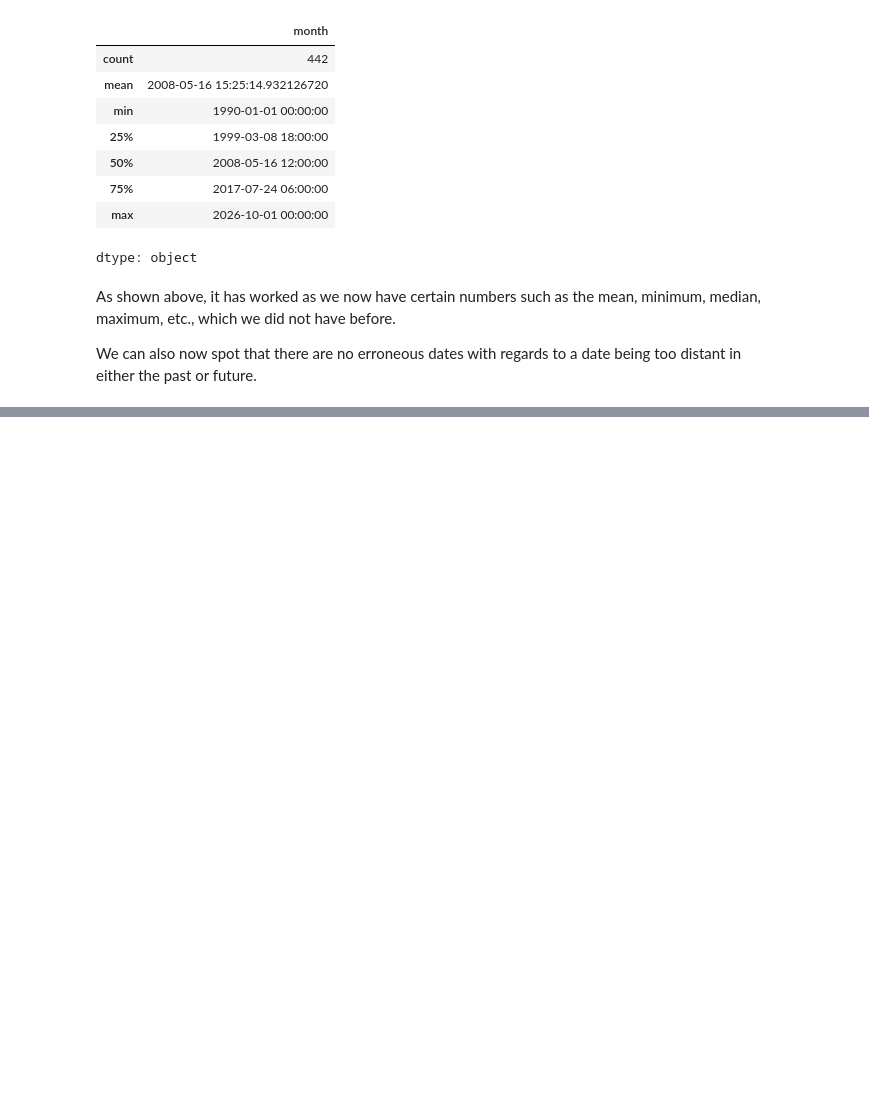
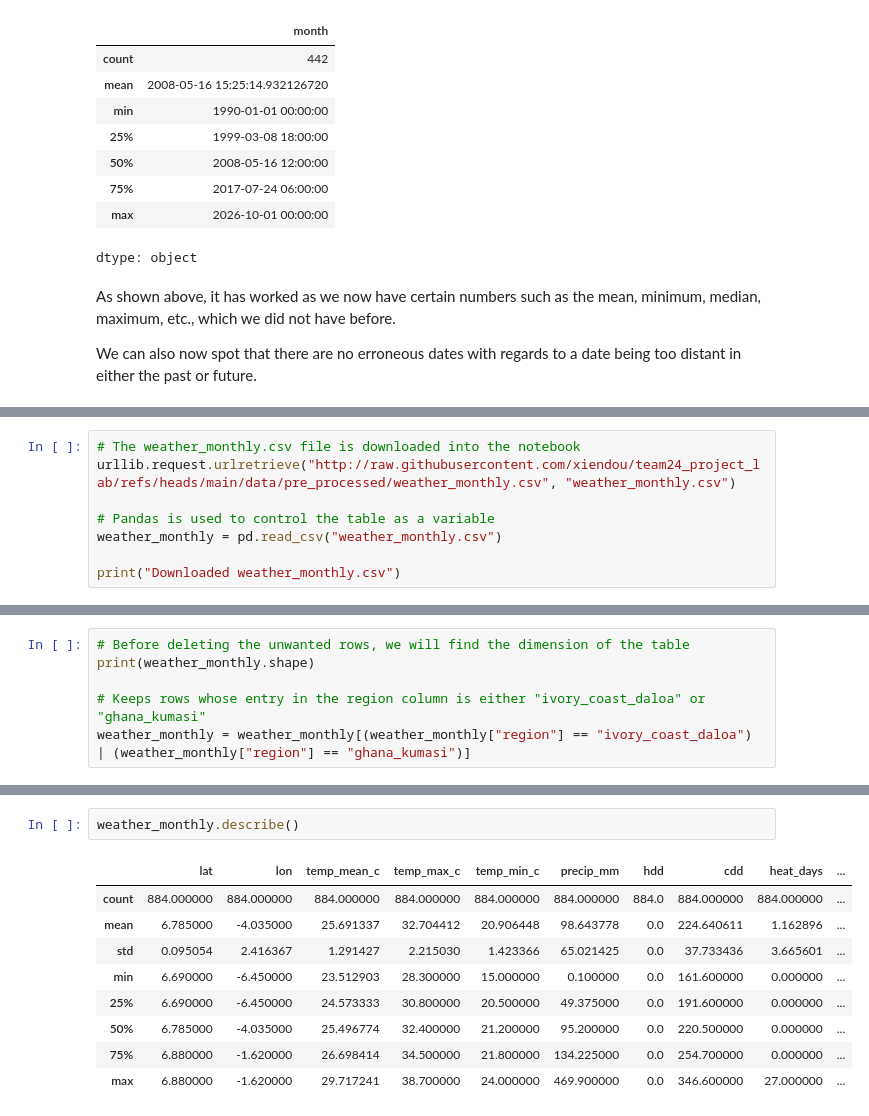
Before and after one commit to xiendou/team24_project_lab, a Jupyter notebook: cleaning.ipynb, the cells around one changed output, grey strips where cells are left out. Drawn from its saved outputs; the diff is of its cells as text; blank space fills up the shorter version.

Commit message:
Completed cleaning for weather_monthly.csv

```diff
--- a/cleaning.ipynb
+++ b/cleaning.ipynb
@@ -183,0 +167,8 @@ We can also now spot that there are no erroneous dates with regards to a date be
+# %%
+# The weather_monthly.csv file is downloaded into the notebook
+urllib.request.urlretrieve("http://raw.githubusercontent.com/xiendou/team24_project_lab/refs/heads/main/data/pre_processed/weather_monthly.csv", "weather_monthly.csv")
+
+# Pandas is used to control the table as a variable
+weather_monthly = pd.read_csv("weather_monthly.csv")
+
+print("Downloaded weather_monthly.csv")
@@ -183,0 +205,6 @@ We can also now spot that there are no erroneous dates with regards to a date be
+# %%
+# Before deleting the unwanted rows, we will find the dimension of the table
+print(weather_monthly.shape)
+
+# Keeps rows whose entry in the region column is either "ivory_coast_daloa" or "ghana_kumasi"
+weather_monthly = weather_monthly[(weather_monthly["region"] == "ivory_coast_daloa") | (weather_monthly["region"] == "ghana_kumasi")]
@@ -183,0 +249,12 @@ We can also now spot that there are no erroneous dates with regards to a date be
+# %%
+weather_monthly.describe()
+# %% [output]
+|  | lat | lon | temp_mean_c | temp_max_c | temp_min_c | precip_mm | hdd | cdd | heat_days | ... |
+| count | 884.000000 | 884.000000 | 884.000000 | 884.000000 | 884.000000 | 884.000000 | 884.0 | 884.000000 | 884.000000 | ... |
+| mean | 6.785000 | -4.035000 | 25.691337 | 32.704412 | 20.906448 | 98.643778 | 0.0 | 224.640611 | 1.162896 | ... |
+| std | 0.095054 | 2.416367 | 1.291427 | 2.215030 | 1.423366 | 65.021425 | 0.0 | 37.733436 | 3.665601 | ... |
+| min | 6.690000 | -6.450000 | 23.512903 | 28.300000 | 15.000000 | 0.100000 | 0.0 | 161.600000 | 0.000000 | ... |
+| 25% | 6.690000 | -6.450000 | 24.573333 | 30.800000 | 20.500000 | 49.375000 | 0.0 | 191.600000 | 0.000000 | ... |
+| 50% | 6.785000 | -4.035000 | 25.496774 | 32.400000 | 21.200000 | 95.200000 | 0.0 | 220.500000 | 0.000000 | ... |
+| 75% | 6.880000 | -1.620000 | 26.698414 | 34.500000 | 21.800000 | 134.225000 | 0.0 | 254.700000 | 0.000000 | ... |
+| max | 6.880000 | -1.620000 | 29.717241 | 38.700000 | 24.000000 | 469.900000 | 0.0 | 346.600000 | 27.000000 | ... |
```
Also changed, not shown: parts of 22 cells of this notebook.
